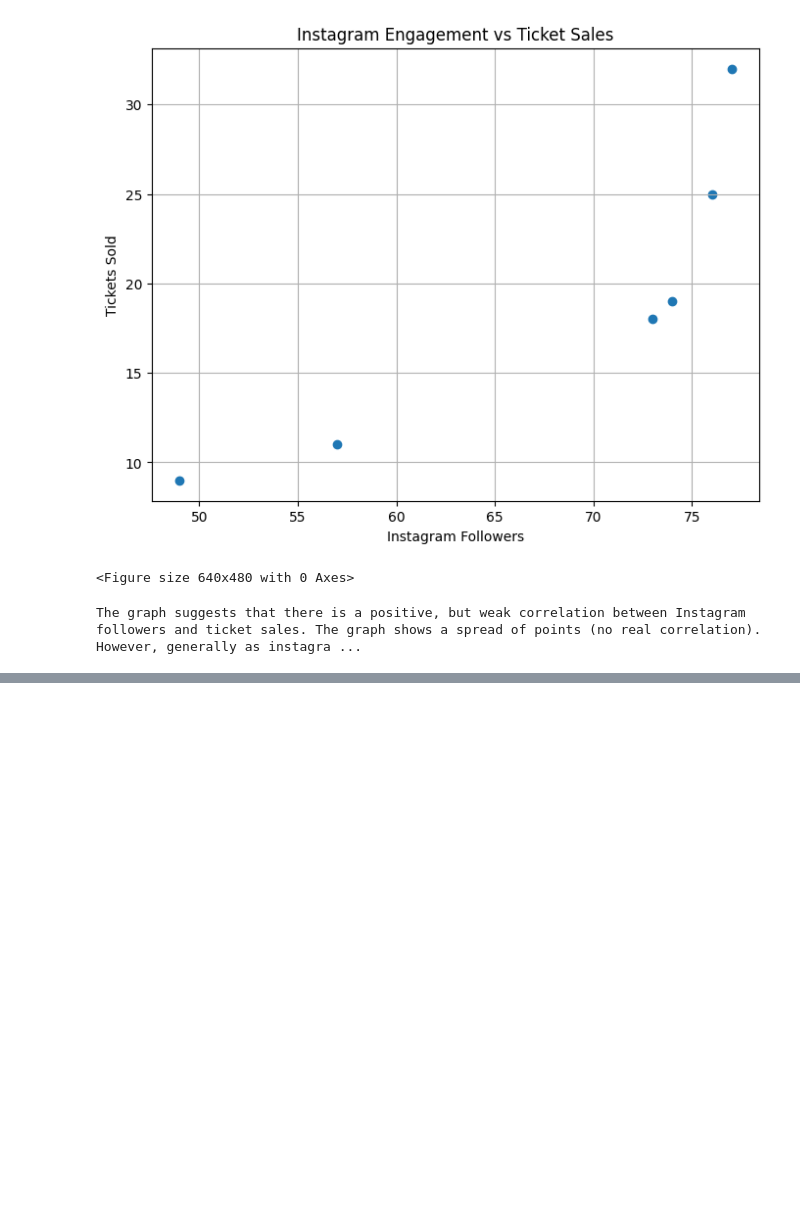
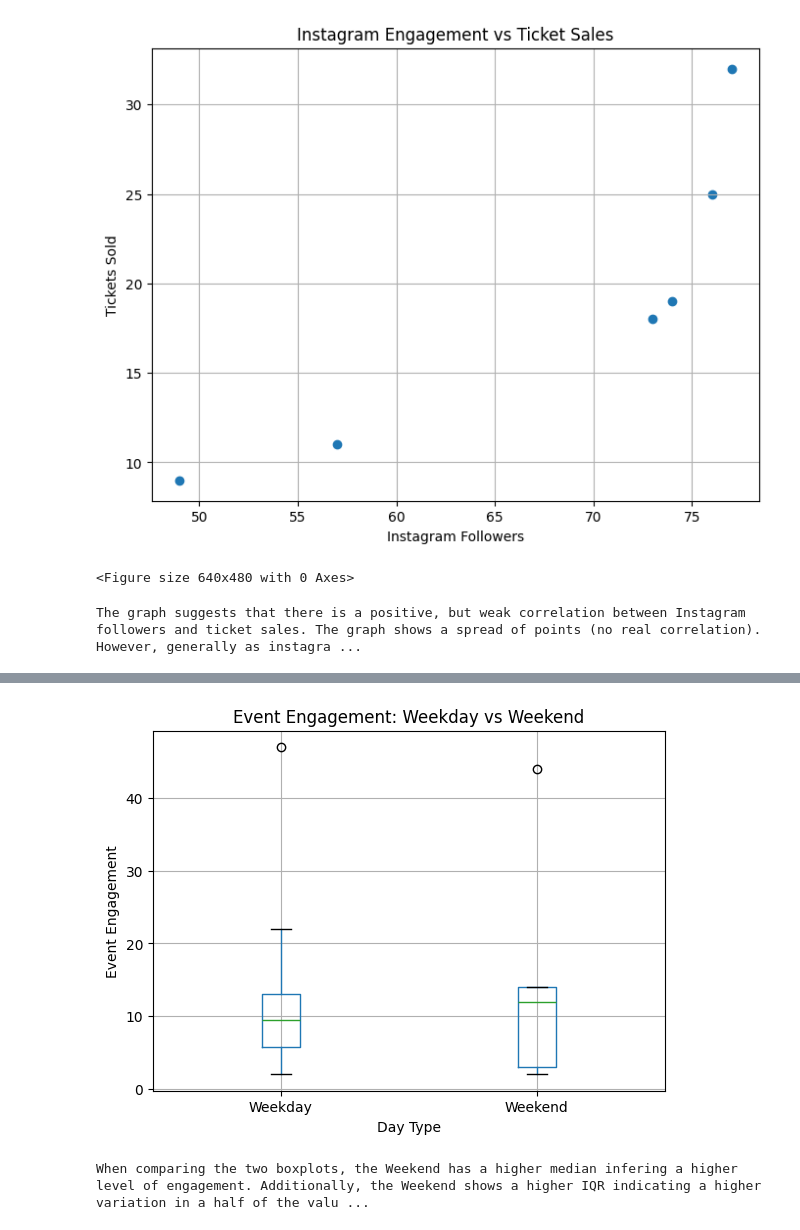
Before and after one commit to alexjones602/finance-data-learning, a Jupyter notebook: notebooks/JE001_mini_project_report.ipynb, the cells around one changed output, grey strips where cells are left out. Cells and saved outputs as stored; diff of their text form; code cells hidden in the pictures; blank space fills up the shorter version.

Commit message:
Added JE001 Event engagment vs Day type boxplots

```diff
--- a/notebooks/JE001_mini_project_report.ipynb
+++ b/notebooks/JE001_mini_project_report.ipynb
@@ -79,0 +84,3 @@ The graph suggests that there is a positive, but weak correlation between Instag
+# %%
+import pandas as pd
+df = pd.read_csv("../data/JE001_real_advertisement.csv")
@@ -79,0 +112,2 @@ The graph suggests that there is a positive, but weak correlation between Instag
+# %%
+df["weekend/weekday"] = df["day"].apply(lambda x: "Weekend" if x in ["Saturday", "Sunday"] else "Weekday")
@@ -79,0 +135,21 @@ The graph suggests that there is a positive, but weak correlation between Instag
+# %%
+df["event_engagement"]= df["tickets_sold"] + df["event_views"]
+# %%
+import matplotlib.pyplot as plt
+
+df.boxplot(column="event_engagement",by="weekend/weekday")
+
+plt.title("Event Engagement: Weekday vs Weekend")
+plt.suptitle("")
+plt.xlabel("Day Type")
+plt.ylabel("Event Engagement")
+
+plt.savefig("../outputs/JE001_weekend_vs_weekday_engagement.png", dpi=300,bbox_inches="tight")
+
+plt.show()
+# %% [output]
+[figure, added]
+# %%
+print("When comparing the two boxplots, the Weekend has a higher median infering a higher level of engagement. Additionally, the Weekend shows a higher IQR indicating a higher variation in a half of the values regarding event engagement. However the Weekday shows a greater spread hinting greater overall variation in event engagement compared to the Weekend. Both boxplots have outlier points that are isolated compared to the rest of their respective data sets, infering that external factors such as important announcements caused event engagment to increase significantly on such days. Overall, the results show that the Weekend tends to generate higher engagement while being less variant as a whole. Highlighting that individuals are more responsive to announcements and the event in general on weekends.")
+# %% [output]
+When comparing the two boxplots, the Weekend has a higher median infering a higher level of engagement. Additionally, the Weekend shows a higher IQR indicating a higher variation in a half of the valu ...
```
Also changed, not shown: parts of 4 cells of this notebook, 1 other file.
